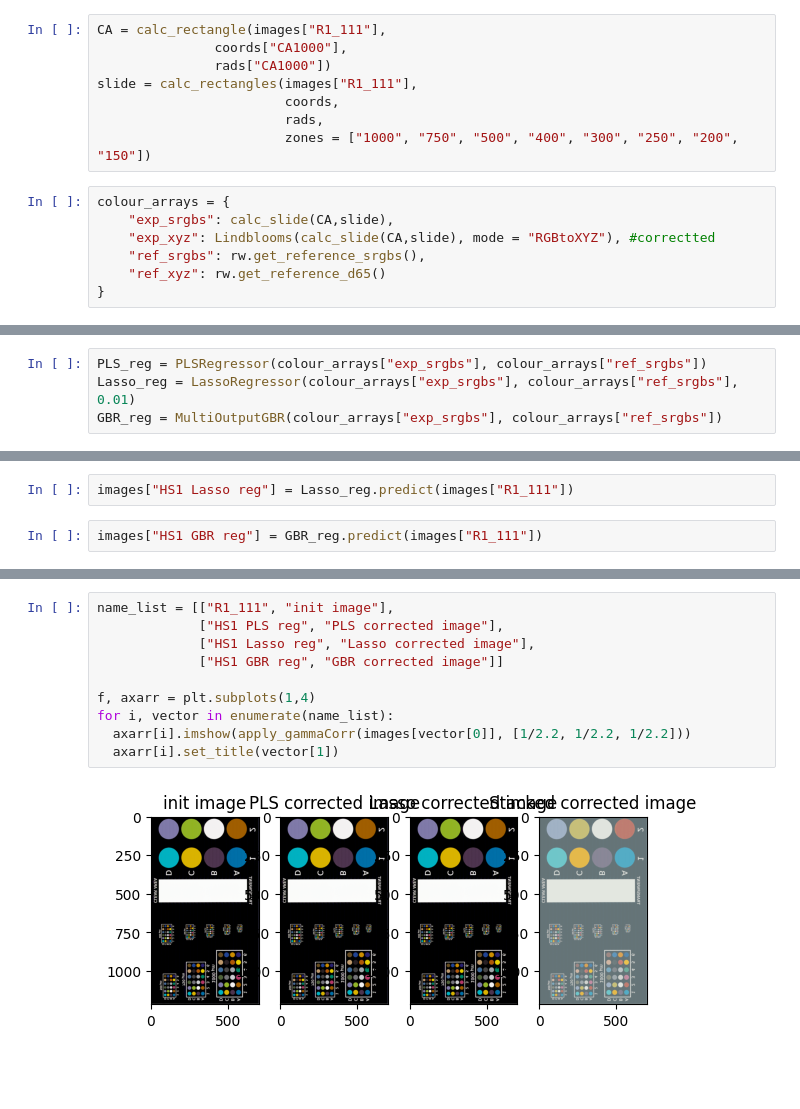
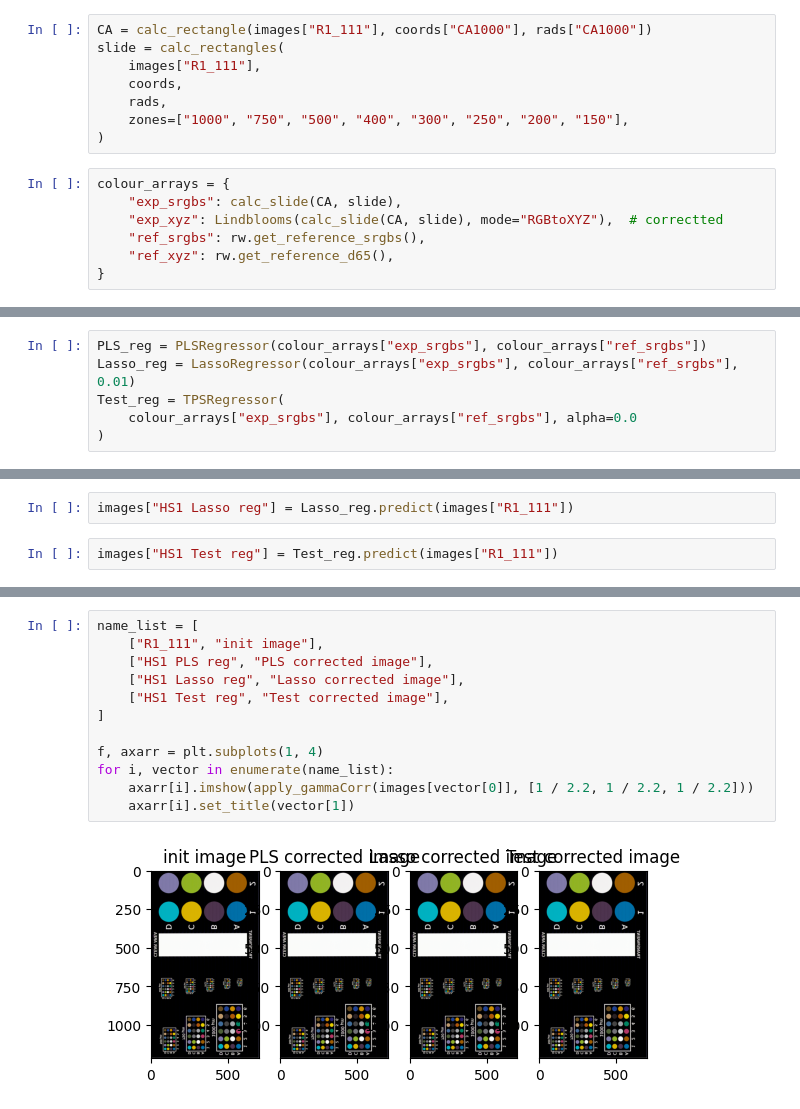
Before and after one commit to slendersold/colour_project, a Jupyter notebook: RegressorExps.ipynb, the cells around one changed output, grey strips where cells are left out. Saved outputs shown, nothing was run; the diff lists cells and outputs as text; blank space fills up the shorter version.

```diff
--- a/RegressorExps.ipynb
+++ b/RegressorExps.ipynb
@@ -57,17 +72,17 @@ def draw_circle_mask(image, coord, radius):
 # %%
-CA = calc_rectangle(images["R1_111"],
-               coords["CA1000"],
-               rads["CA1000"])
-slide = calc_rectangles(images["R1_111"],
-                        coords,
-                        rads,
-                        zones = ["1000", "750", "500", "400", "300", "250", "200", "150"])
+CA = calc_rectangle(images["R1_111"], coords["CA1000"], rads["CA1000"])
+slide = calc_rectangles(
+    images["R1_111"],
+    coords,
+    rads,
+    zones=["1000", "750", "500", "400", "300", "250", "200", "150"],
+)
 # %%
 colour_arrays = {
-    "exp_srgbs": calc_slide(CA,slide),
-    "exp_xyz": Lindblooms(calc_slide(CA,slide), mode = "RGBtoXYZ"), #correctted
+    "exp_srgbs": calc_slide(CA, slide),
+    "exp_xyz": Lindblooms(calc_slide(CA, slide), mode="RGBtoXYZ"),  # correctted
     "ref_srgbs": rw.get_reference_srgbs(),
-    "ref_xyz": rw.get_reference_d65()
+    "ref_xyz": rw.get_reference_d65(),
 }
 # %%
 from colour_lib.regressors.PLSregressor import PLSRegressor
@@ -76,4 +92,6 @@ from colour_lib.regressors.MultiOutputGBR import MultiOutputGBR
 # %%
 PLS_reg = PLSRegressor(colour_arrays["exp_srgbs"], colour_arrays["ref_srgbs"])
 Lasso_reg = LassoRegressor(colour_arrays["exp_srgbs"], colour_arrays["ref_srgbs"], 0.01)
-GBR_reg = MultiOutputGBR(colour_arrays["exp_srgbs"], colour_arrays["ref_srgbs"])
+Test_reg = TPSRegressor(
+    colour_arrays["exp_srgbs"], colour_arrays["ref_srgbs"], alpha=0.0
+)
@@ -84,5 +100,5 @@ images["HS1 PLS reg"] = PLS_reg.predict(images["R1_111"])
 # %%
 images["HS1 Lasso reg"] = Lasso_reg.predict(images["R1_111"])
 # %%
-images["HS1 GBR reg"] = GBR_reg.predict(images["R1_111"])
+images["HS1 Test reg"] = Test_reg.predict(images["R1_111"])
 # %%
@@ -110,12 +114,14 @@ colour_arrays["GBR_reg_srgbs"] = calc_slide(CA,slide)
 # %%
-name_list = [["R1_111", "init image"],
-             ["HS1 PLS reg", "PLS corrected image"],
-             ["HS1 Lasso reg", "Lasso corrected image"],
-             ["HS1 GBR reg", "GBR corrected image"]]
+name_list = [
+    ["R1_111", "init image"],
+    ["HS1 PLS reg", "PLS corrected image"],
+    ["HS1 Lasso reg", "Lasso corrected image"],
+    ["HS1 Test reg", "Test corrected image"],
+]
 
-f, axarr = plt.subplots(1,4)
+f, axarr = plt.subplots(1, 4)
 for i, vector in enumerate(name_list):
-  axarr[i].imshow(apply_gammaCorr(images[vector[0]], [1/2.2, 1/2.2, 1/2.2]))
-  axarr[i].set_title(vector[1])
+    axarr[i].imshow(apply_gammaCorr(images[vector[0]], [1 / 2.2, 1 / 2.2, 1 / 2.2]))
+    axarr[i].set_title(vector[1])
 # %% [output]
-[figure, old version]
+[figure, new version]
```
Also changed, not shown: parts of 18 cells of this notebook, 3 other files.
